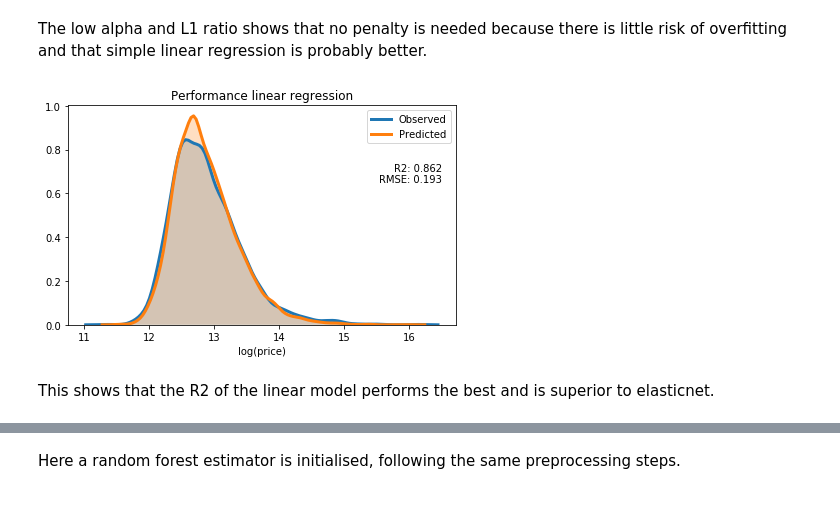
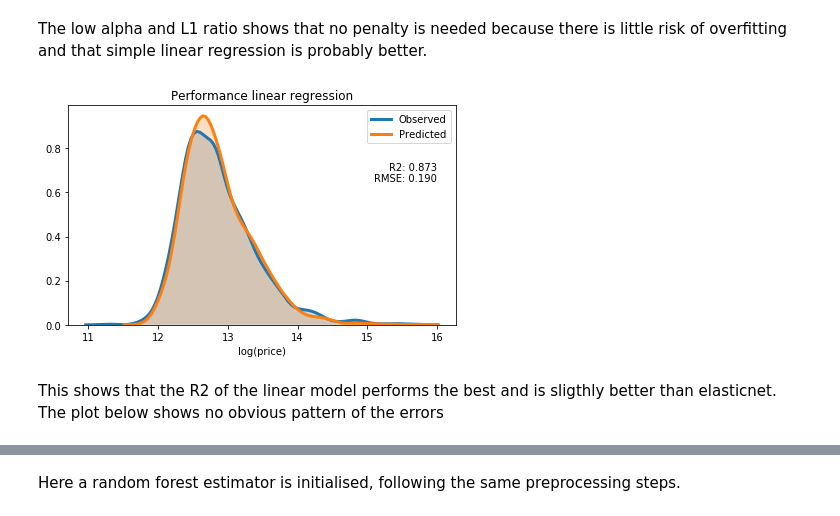
Before and after one commit to mwilkens1/fundaft, a Jupyter notebook: predict_price.ipynb, the cells around one changed output, grey strips where cells are left out. Cells and saved outputs as stored; diff of their text form; code cells hidden in the pictures.

```diff
--- a/predict_price.ipynb
+++ b/predict_price.ipynb
@@ -192,19 +205,28 @@ The low alpha and L1 ratio shows that no penalty is needed because there is litt
 # %%
 
 steps_linreg = [('preprocessor', preprocessor),
                 ('linreg', LinearRegression())]
 
 pipeline_linreg = Pipeline(steps_linreg)
 
-r2 = cross_val_score(pipeline_linreg, X_train, y_train, cv=3, n_jobs=-1,scoring='r2')
-r2 = r2.mean()
-mse = cross_val_score(pipeline_linreg, X_train, y_train, cv=3, n_jobs=-1,scoring='neg_mean_squared_error')
-rmse = np.sqrt(mse*-1).mean()
+params_linreg = {}
+grid_linreg = GridSearchCV(estimator=pipeline_linreg,
+                       param_grid=params_linreg,
+                       scoring='r2',
+                       cv=3,
+                       n_jobs=-1)
 
-y_pred = cross_val_predict(pipeline_linreg, X_train, y_train, cv=3, n_jobs=-1)
+grid_linreg.fit(X_train,y_train)
 
-densplot("Performance linear regression", 16.5, 0.65)
+best_model = grid_linreg.best_estimator_
+
+y_pred = best_model.predict(X_test)
+
+r2 = best_model.score(X_test,y_test)
+rmse = np.sqrt(mean_squared_error(y_pred,y_test))
+
+densplot("Performance linear regression", 16, 0.65)
 # %% [output]
-[figure, old version]
+[figure, new version]
 # %% [markdown]
-This shows that the R2 of the linear model performs the best and is superior to elasticnet.
+This shows that the R2 of the linear model performs the best and is sligthly better than elasticnet. The plot below shows no obvious pattern of the errors
```
Also changed, not shown: parts of 16 cells of this notebook, 13 other files.
